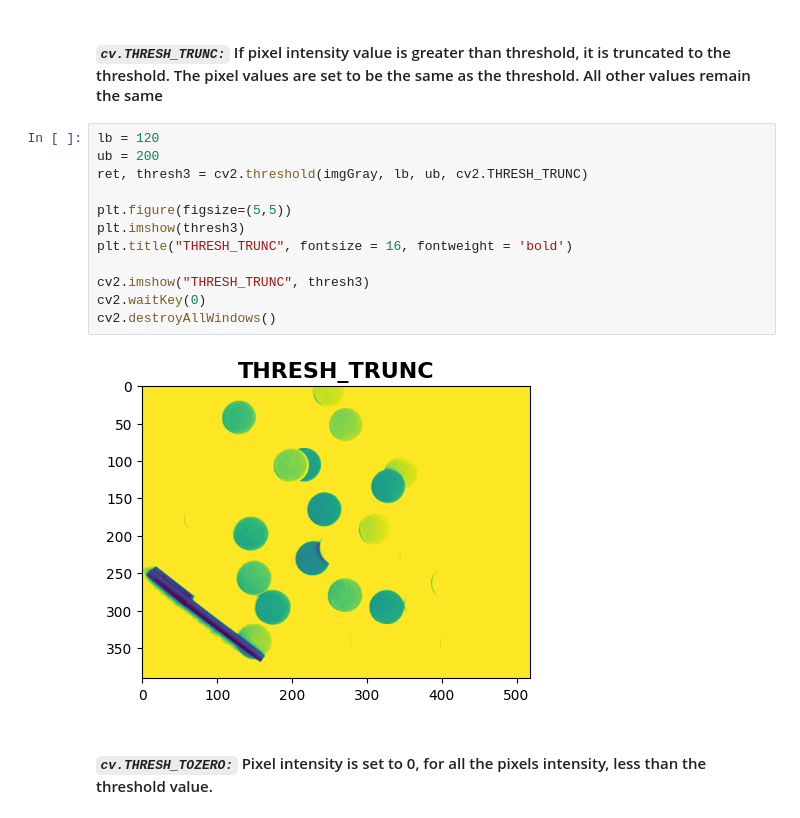
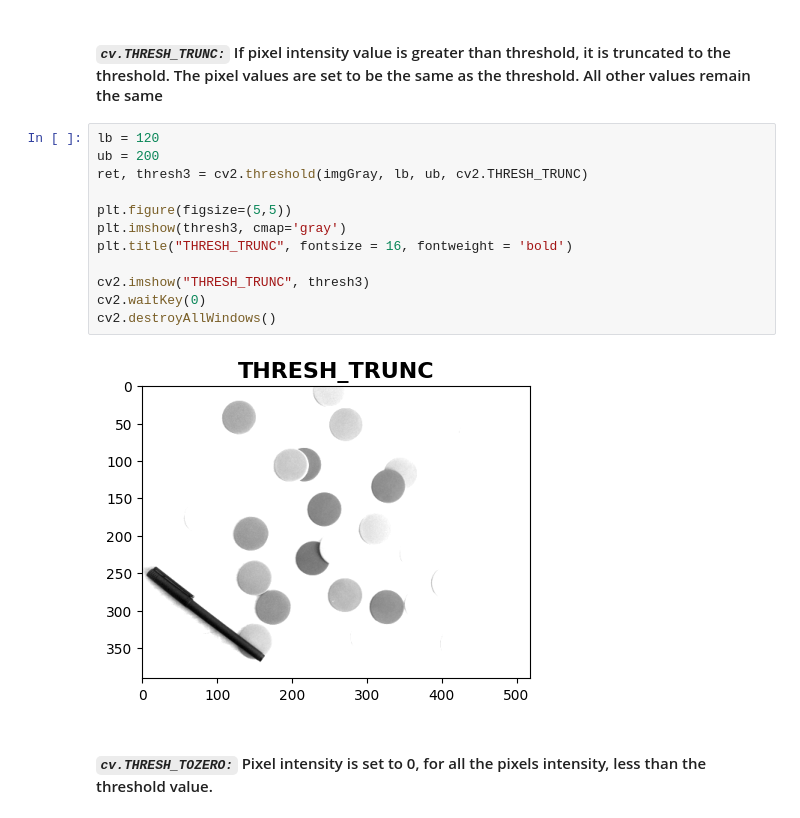
Before and after one commit to ZiaUrRehman-bit/Computer-Vision-Course, a Jupyter notebook: Lab 03/Lab03ComputerVision.ipynb, the cells around one changed output. Cells and saved outputs as stored; diff of their text form.

```diff
--- a/Lab 03/Lab03ComputerVision.ipynb
+++ b/Lab 03/Lab03ComputerVision.ipynb
@@ -104,17 +104,17 @@ cv2.destroyAllWindows()
 # %%
 lb = 120
 ub = 200
 ret, thresh3 = cv2.threshold(imgGray, lb, ub, cv2.THRESH_TRUNC)
 
 plt.figure(figsize=(5,5))
-plt.imshow(thresh3)
+plt.imshow(thresh3, cmap='gray')
 plt.title("THRESH_TRUNC", fontsize = 16, fontweight = 'bold')
 
 cv2.imshow("THRESH_TRUNC", thresh3)
 cv2.waitKey(0)
 cv2.destroyAllWindows()
 # %% [output]
-[figure, old version]
+[figure, new version]
 # %% [markdown]
 #### *`cv.THRESH_TOZERO:`* Pixel intensity is set to 0, for all the pixels intensity, less than the threshold value.
 # %%
```
Also changed, not shown: parts of 8 cells of this notebook, 5 other files.
